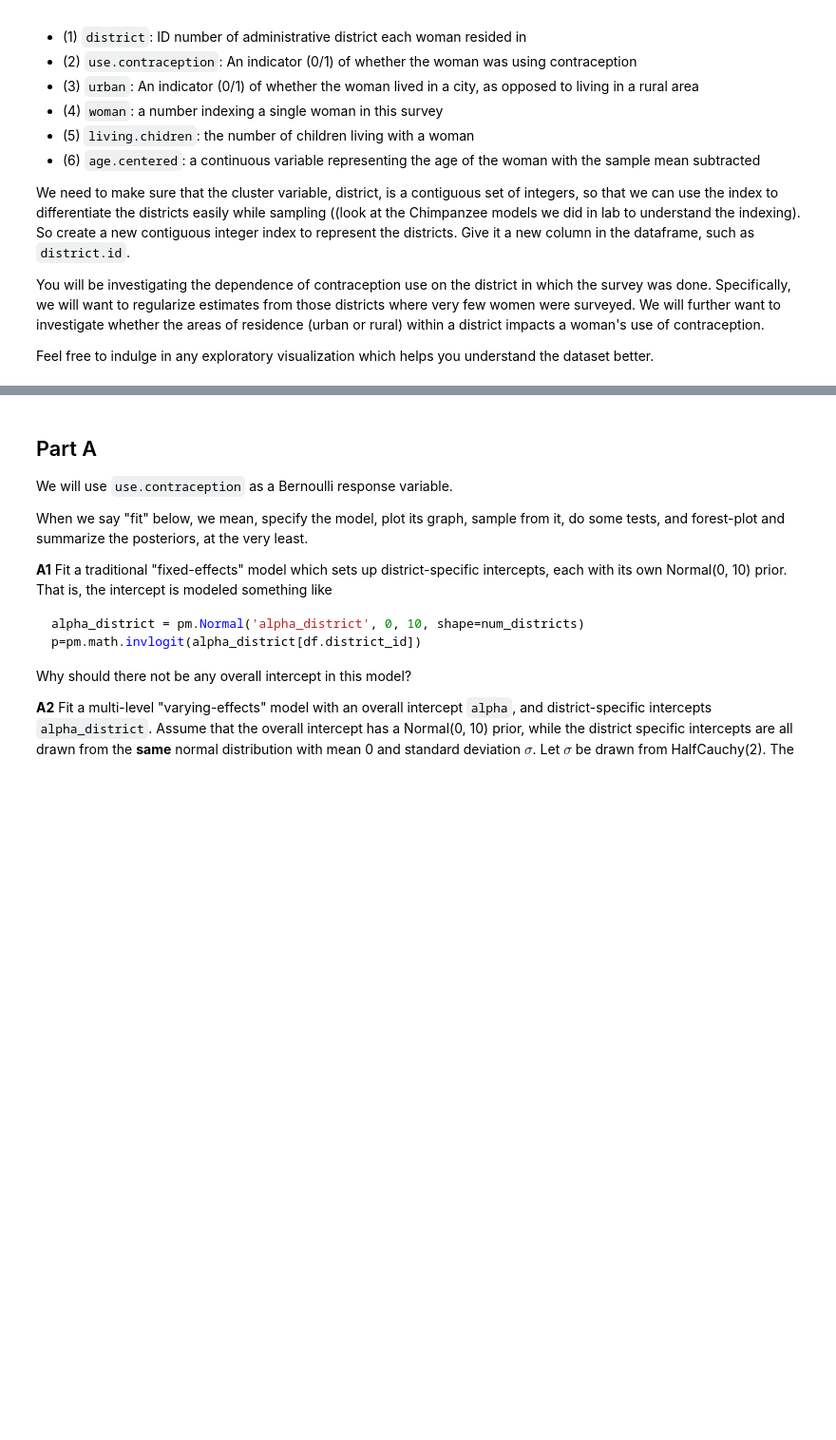
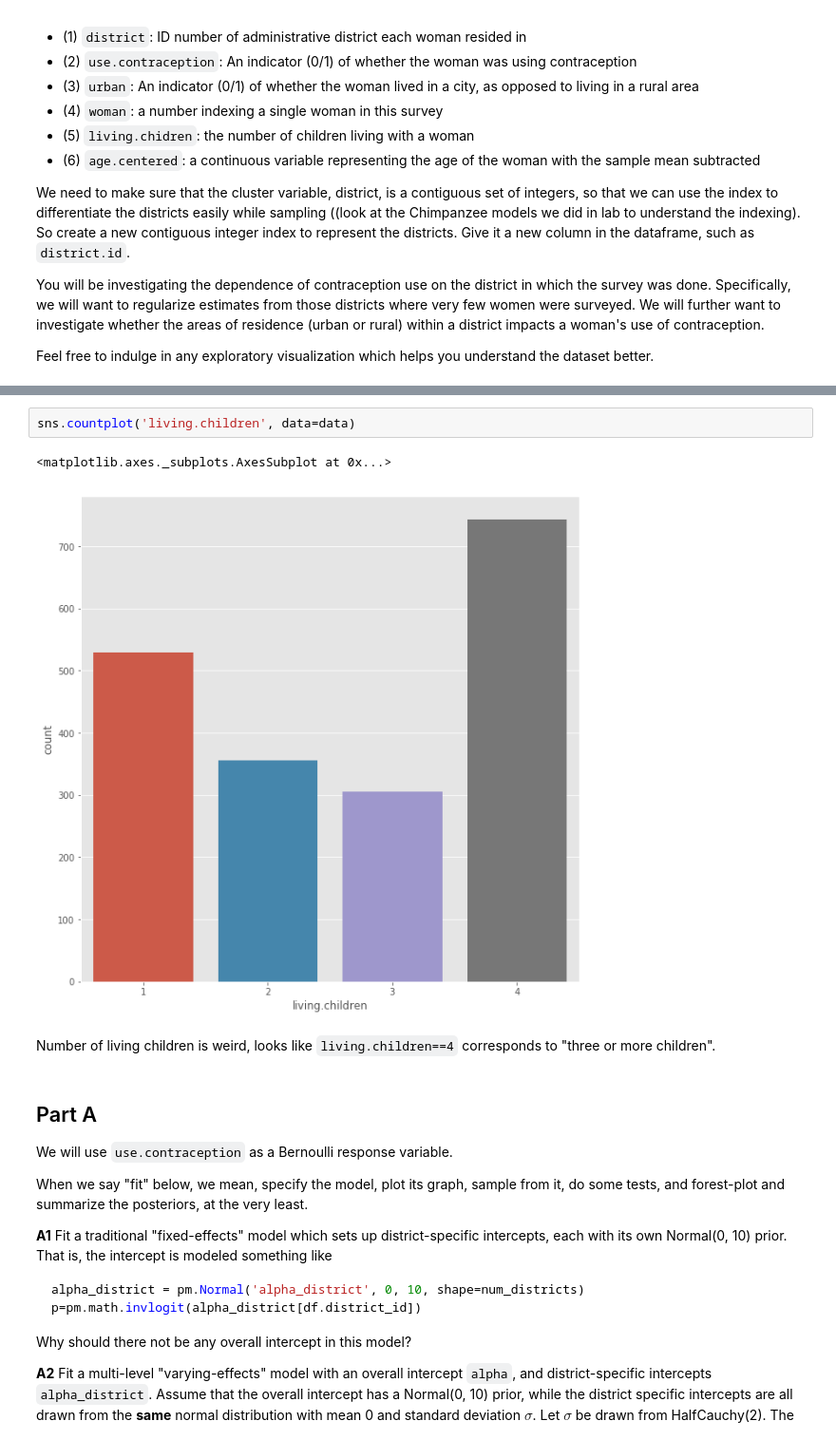
Before and after one commit to NOllAl/AM207HW, a Jupyter notebook: am207_final_2018fall/2018fall_final.ipynb, the cells around one changed output, grey strips where cells are left out. Shown at 95% size. Cells and saved outputs as stored; diff of their text form; blank space fills up the shorter version.

```diff
--- a/am207_final_2018fall/2018fall_final.ipynb
+++ b/am207_final_2018fall/2018fall_final.ipynb
@@ -49,3 +91,10 @@ Feel free to indulge in any exploratory visualization which helps you understand
+# %%
+sns.countplot('living.children', data=data)
+# %% [output]
+<matplotlib.axes._subplots.AxesSubplot at 0x...>
+[figure, added]
+# %% [markdown]
+Number of living children is weird, looks like `living.children==4` corresponds to "three or more children".
 # %% [markdown]
 ## Part A
 
```
Also changed, not shown: parts of 8 cells of this notebook.
